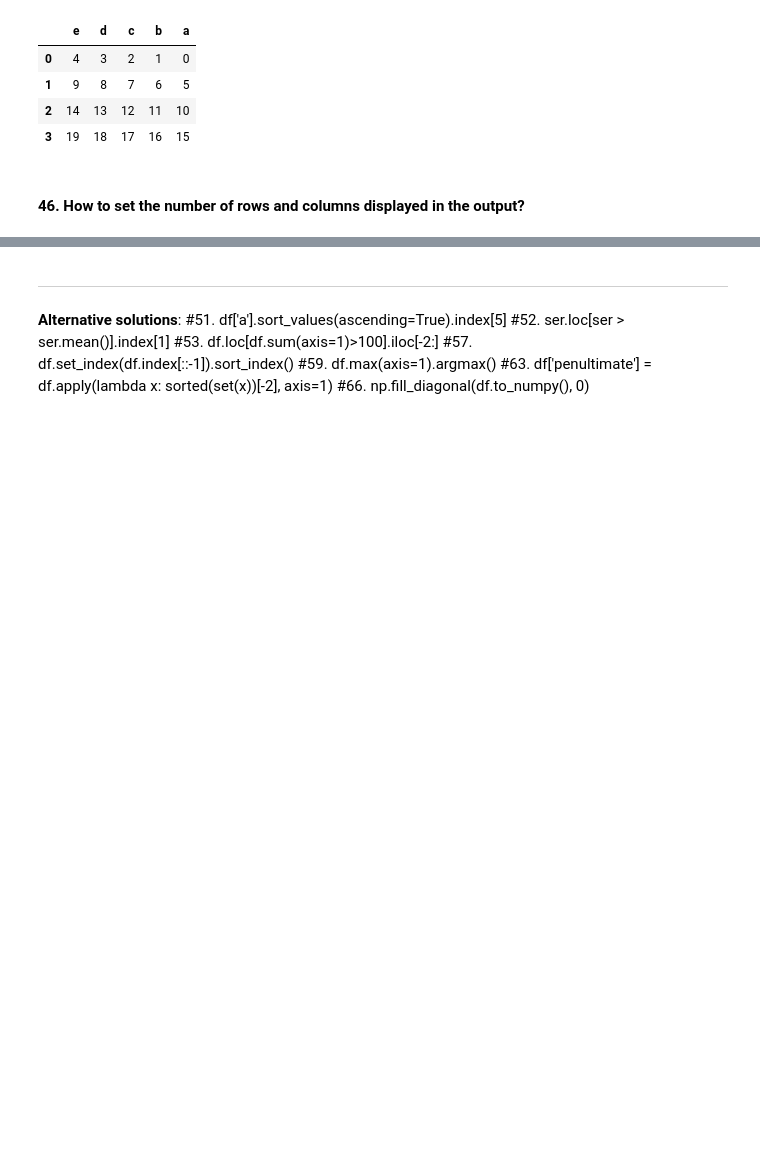
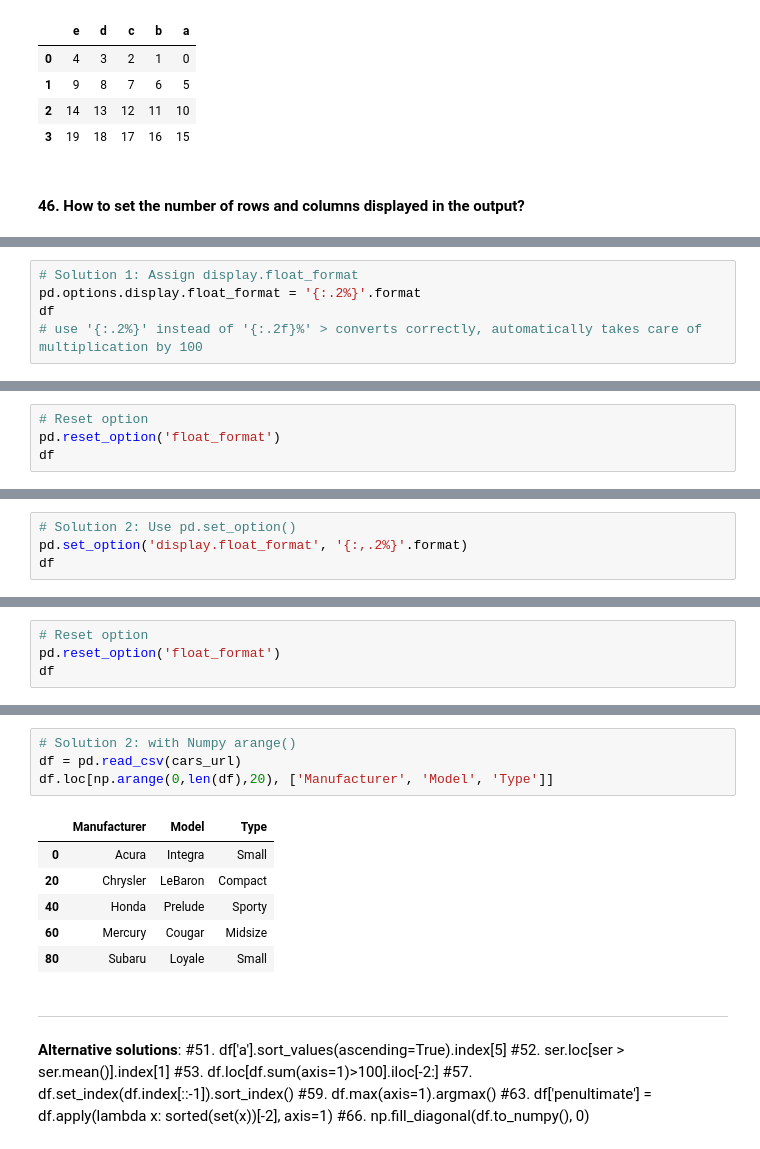
Before and after one commit to KarimaCha/Exercises_Python_NumPy_Pandas, a Jupyter notebook: 03_Pandas_Exercises_KC.ipynb, the cells around one changed output, grey strips where cells are left out. Saved outputs shown, nothing was run; the diff lists cells and outputs as text; blank space fills up the shorter version.

```diff
--- a/03_Pandas_Exercises_KC.ipynb
+++ b/03_Pandas_Exercises_KC.ipynb
@@ -1946,0 +2117,5 @@ df = pd.read_csv(cars_url)
+# %%
+# Solution 1: Assign display.float_format
+pd.options.display.float_format = '{:.2%}'.format
+df
+# use '{:.2%}' instead of '{:.2f}%' > converts correctly, automatically takes care of multiplication by 100
@@ -1946,0 +2128,4 @@ df = pd.read_csv(cars_url)
+# %%
+# Reset option
+pd.reset_option('float_format')
+df
@@ -1946,0 +2138,4 @@ df = pd.read_csv(cars_url)
+# %%
+# Solution 2: Use pd.set_option()
+pd.set_option('display.float_format', '{:,.2%}'.format)
+df
@@ -1946,0 +2148,4 @@ df = pd.read_csv(cars_url)
+# %%
+# Reset option
+pd.reset_option('float_format')
+df
@@ -1947,3 +2202,14 @@ df = pd.read_csv(cars_url)
+# %%
+# Solution 2: with Numpy arange()
+df = pd.read_csv(cars_url)
+df.loc[np.arange(0,len(df),20), ['Manufacturer', 'Model', 'Type']]
+# %% [output]
+|  | Manufacturer | Model | Type |
+| 0 | Acura | Integra | Small |
+| 20 | Chrysler | LeBaron | Compact |
+| 40 | Honda | Prelude | Sporty |
+| 60 | Mercury | Cougar | Midsize |
+| 80 | Subaru | Loyale | Small |
 # %% [markdown]
 ---
 **Alternative solutions**:
```
Also changed, not shown: parts of 29 cells of this notebook.
